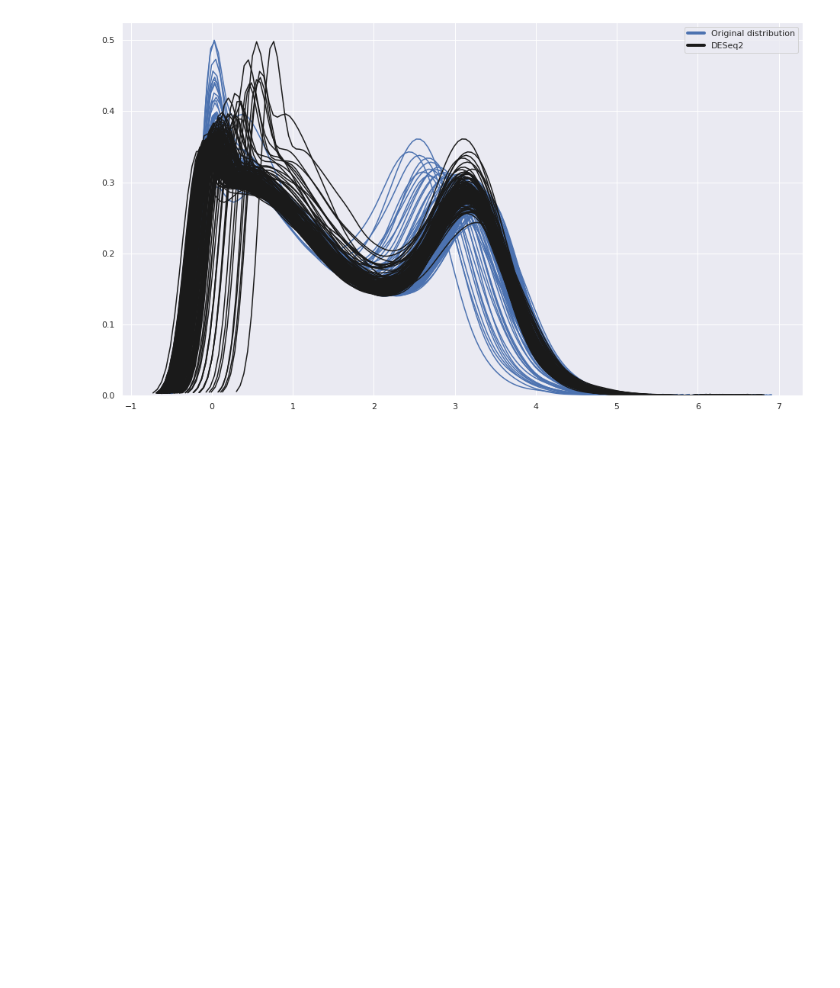
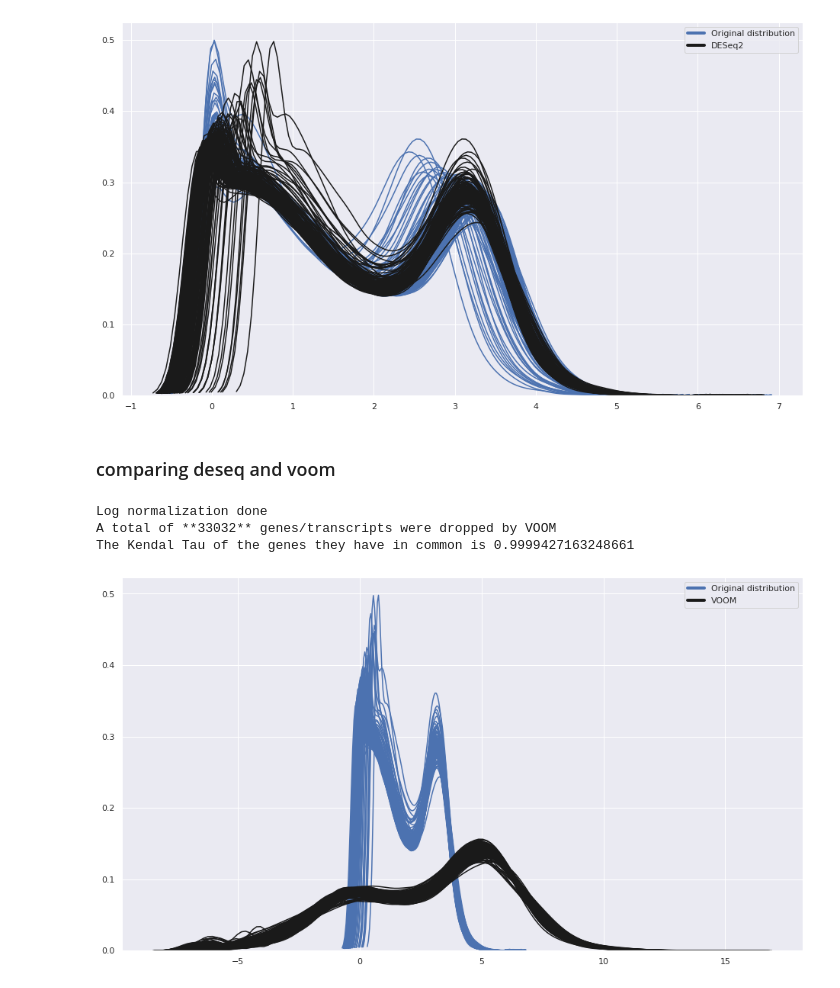
Before and after one commit to genepattern/preprocessing-rnaseq, a Jupyter notebook: Bulk RNA-seq Preprocessing for GSEA+ draft 3.ipynb, the cells around one changed output. Drawn from its saved outputs; the diff is of its cells as text; code cells hidden in the pictures; blank space fills up the shorter version.

```diff
--- a/Bulk RNA-seq Preprocessing for GSEA+ draft 3.ipynb
+++ b/Bulk RNA-seq Preprocessing for GSEA+ draft 3.ipynb
@@ -332,3 +332,12 @@ Log normalization done
 A total of **6213** genes/transcripts were dropped by DESeq2
 The Kendal Tau of the genes they have in common is 0.9999301179747584
 [figure]
+# %% [markdown]
+### comparing deseq and voom
+# %%
+print_vitals(df1=gbm_tcga_deseq2_11_vs_01_normalized_counts_gct_187218,df2=gbm_tcga_voom_gct_187217,method='VOOM',apply_log_normalize=False)
+# %% [output]
+Log normalization done
+A total of **33032** genes/transcripts were dropped by VOOM
+The Kendal Tau of the genes they have in common is 0.9999427163248661
+[figure, added]
```
Also changed, not shown: parts of 8 cells of this notebook.
